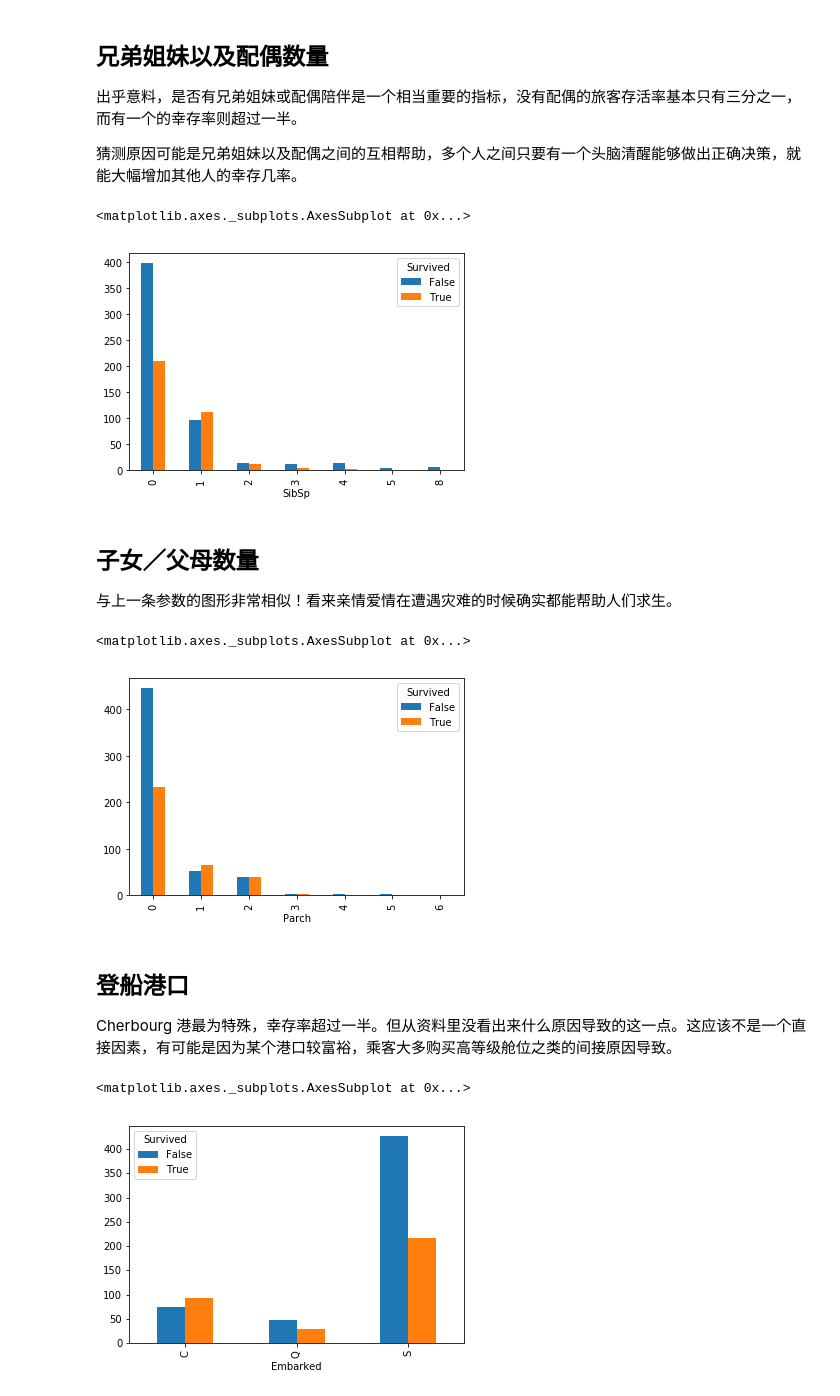
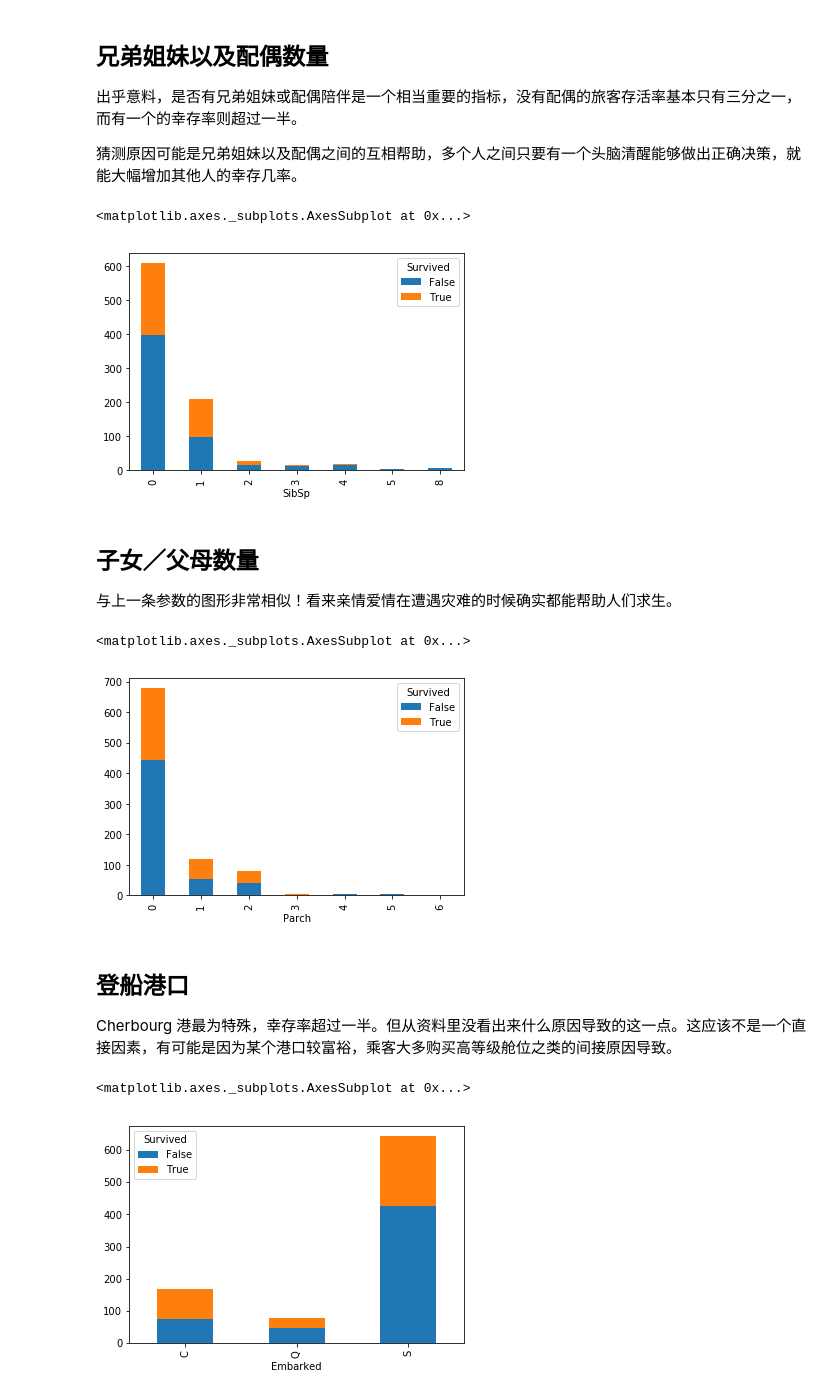
Before and after one commit to zcfan/ml-basic-part4-project, a Jupyter notebook: report.ipynb, the cells around one changed output. Drawn from its saved outputs; the diff is of its cells as text; code cells hidden in the pictures.

```diff
--- a/report.ipynb
+++ b/report.ipynb
@@ -79,30 +122,30 @@ death_pclass.plot.bar()
 猜测原因可能是兄弟姐妹以及配偶之间的互相帮助，多个人之间只要有一个头脑清醒能够做出正确决策，就能大幅增加其他人的幸存几率。
 # %%
 death_sibsp = pd.crosstab(titanic.SibSp, titanic.Survived.astype(bool))
-death_sibsp.plot.bar()
+death_sibsp.plot.bar(stacked=True)
 # %% [output]
 <matplotlib.axes._subplots.AxesSubplot at 0x...>
-[figure, old version]
+[figure, new version]
 # %% [markdown]
 ## 子女／父母数量
 
 与上一条参数的图形非常相似！看来亲情爱情在遭遇灾难的时候确实都能帮助人们求生。
 # %%
 death_parch = pd.crosstab(titanic.Parch, titanic.Survived.astype(bool))
-death_parch.plot.bar()
+death_parch.plot.bar(stacked=True)
 # %% [output]
 <matplotlib.axes._subplots.AxesSubplot at 0x...>
-[figure, old version]
+[figure, new version]
 # %% [markdown]
 ## 登船港口
 
 Cherbourg 港最为特殊，幸存率超过一半。但从资料里没看出来什么原因导致的这一点。这应该不是一个直接因素，有可能是因为某个港口较富裕，乘客大多购买高等级舱位之类的间接原因导致。
 # %%
 death_embarked = pd.crosstab(titanic.Embarked, titanic.Survived.astype(bool))
-death_embarked.plot.bar()
+death_embarked.plot.bar(stacked=True)
 # %% [output]
 <matplotlib.axes._subplots.AxesSubplot at 0x...>
-[figure, old version]
+[figure, new version]
 # %% [markdown]
 # 结论
 
```
Also changed, not shown: parts of 12 cells of this notebook, 1 other file.
